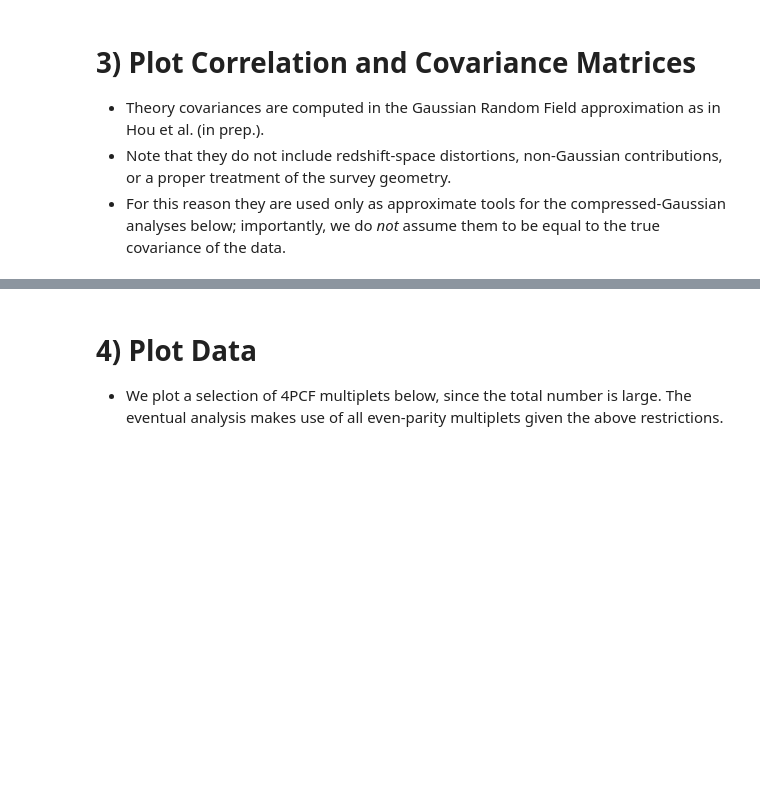
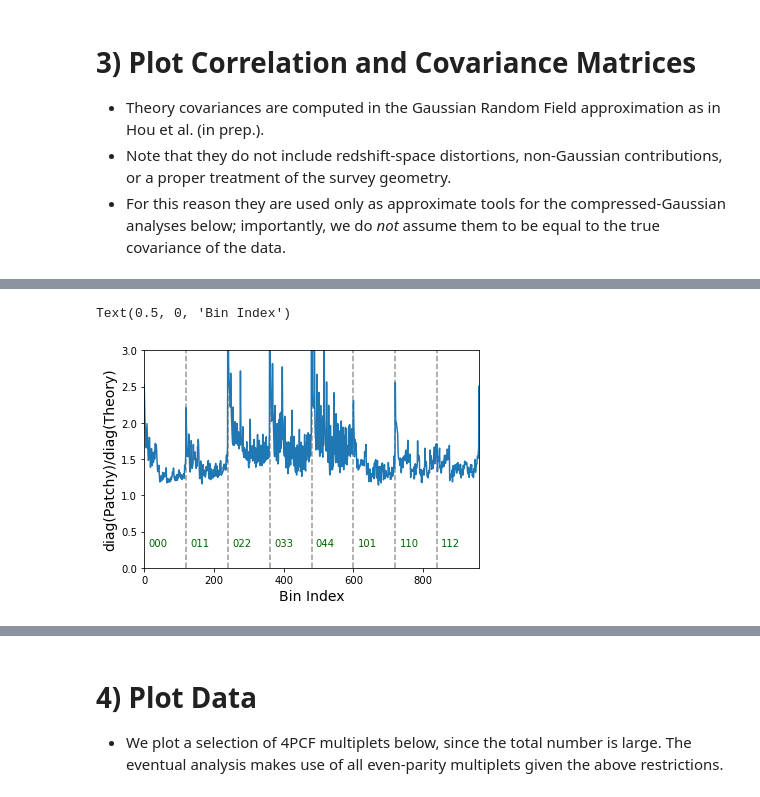
Before and after one commit to oliverphilcox/Parity-Even-4PCF, a Jupyter notebook: BOSS Even-Parity 4PCFs.ipynb, the cells around one changed output, grey strips where cells are left out. Drawn from its saved outputs; the diff is of its cells as text; code cells hidden in the pictures; blank space fills up the shorter version.

```diff
--- a/BOSS Even-Parity 4PCFs.ipynb
+++ b/BOSS Even-Parity 4PCFs.ipynb
@@ -288,11 +305,14 @@ plt.savefig(plot_dir+'variance_comparison_ngc.pdf',bbox_inches='tight')
 # %%
 plt.plot(np.diag(covN)/np.diag(theory_covN))
 plt.ylabel(r'diag(Patchy)/diag(Theory)',fontsize=14)
 plt.xlim([0,n_max*n_radial])
-plt.ylim([0,4])
+plt.ylim([0,3])
 for i in range(n_max):
     if i!=0: plt.vlines(n_radial*i,0,4,linestyles='--',alpha=0.4)
     plt.text(n_radial*i+n_radial/10,0.3,'%d%d%d'%(ells[0][ang_filt][i],ells[1][ang_filt][i],ells[2][ang_filt][i]),color='darkgreen',size=10)
 plt.xlabel(r'Bin Index',fontsize=14)
+# %% [output]
+Text(0.5, 0, 'Bin Index')
+[figure, added]
 # %%
 print("SGC covariance is inflated relative to NGC by a factor of %.2f"%(np.mean(theory_covS/theory_covN)))
```
Also changed, not shown: parts of 28 cells of this notebook, 10 other files.
